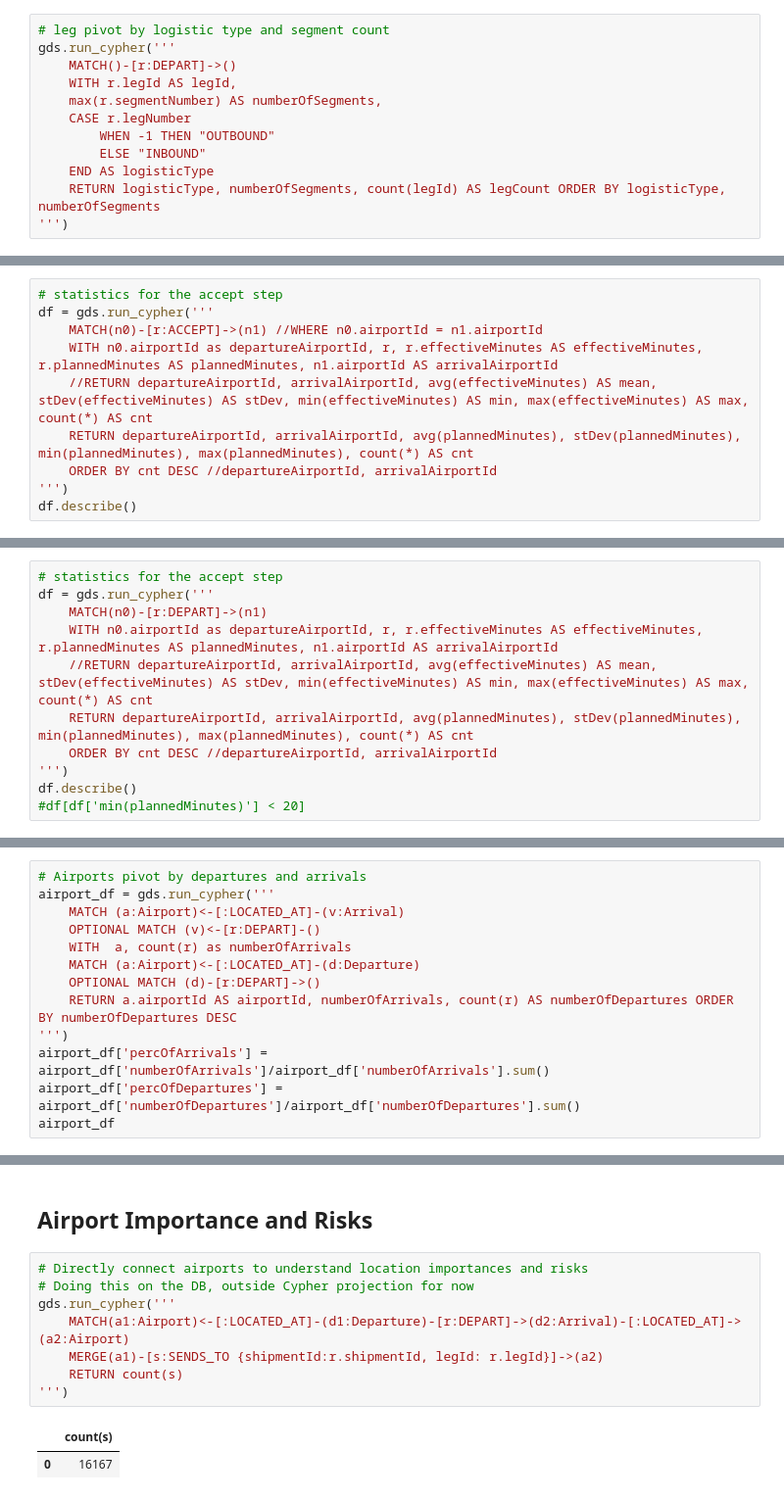
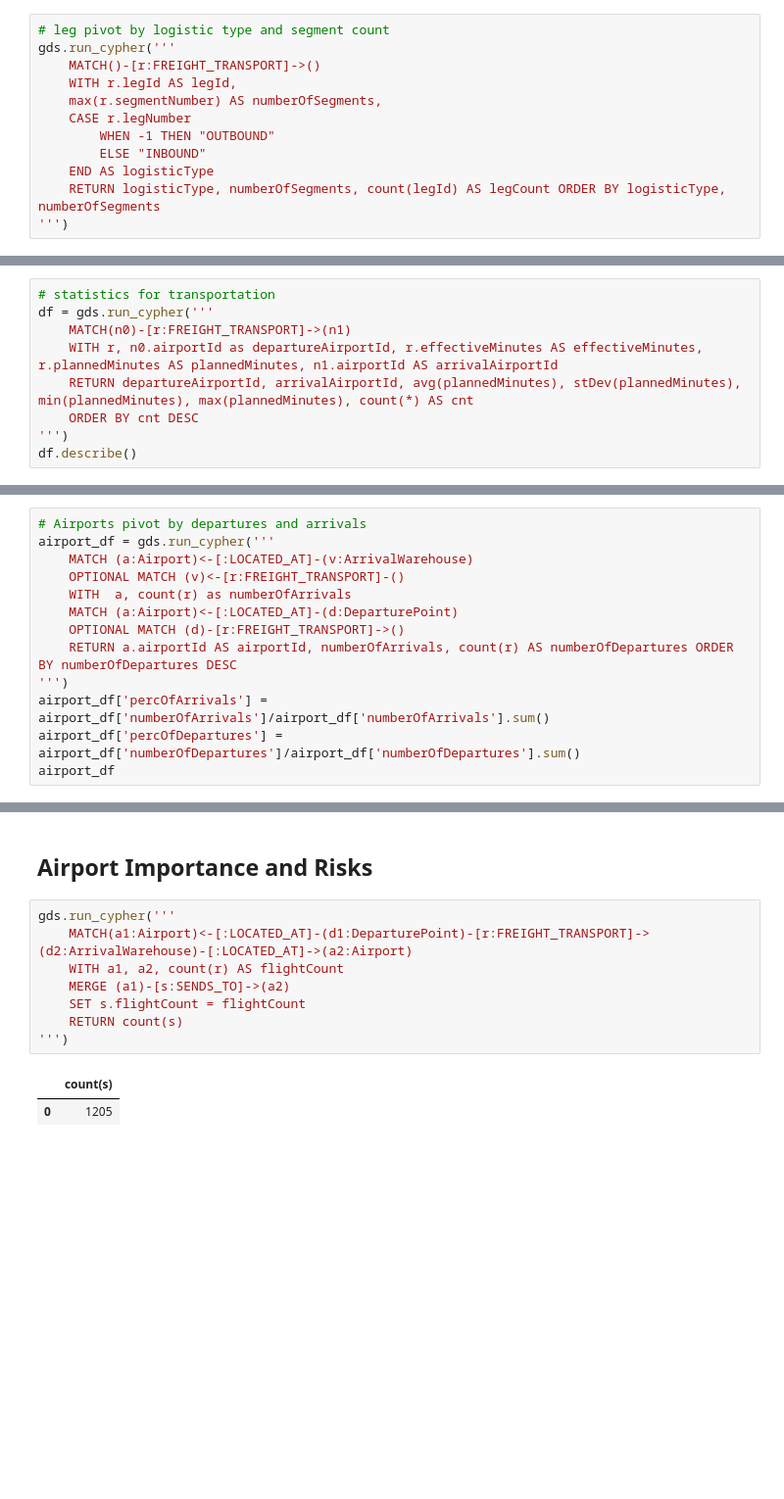
Before and after one commit to neo4j-product-examples/supply-chain-logistics-demo, a Jupyter notebook: airplane-cargo/demo.ipynb, the cells around one changed output, grey strips where cells are left out. Shown at 98% size. Saved outputs shown, nothing was run; the diff lists cells and outputs as text; blank space fills up the shorter version.

```diff
--- a/airplane-cargo/demo.ipynb
+++ b/airplane-cargo/demo.ipynb
@@ -58,7 +62,7 @@ gds.run_cypher('''
 # %%
 # leg pivot by logistic type and segment count
 gds.run_cypher('''
-    MATCH()-[r:DEPART]->()
+    MATCH()-[r:FREIGHT_TRANSPORT]->()
     WITH r.legId AS legId,
     max(r.segmentNumber) AS numberOfSegments,
     CASE r.legNumber
@@ -76,13 +80,12 @@ gds.run_cypher('''
 | 4 | OUTBOUND | 2 | 1819 |
 | 5 | OUTBOUND | 3 | 26 |
 # %%
-# statistics for the accept step
+# statistics for transportation
 df = gds.run_cypher('''
-    MATCH(n0)-[r:ACCEPT]->(n1) //WHERE n0.airportId = n1.airportId
-    WITH n0.airportId as departureAirportId, r, r.effectiveMinutes AS effectiveMinutes, r.plannedMinutes AS plannedMinutes, n1.airportId AS arrivalAirportId
-    //RETURN departureAirportId, arrivalAirportId, avg(effectiveMinutes) AS mean, stDev(effectiveMinutes) AS stDev, min(effectiveMinutes) AS min, max(effectiveMinutes) AS max, count(*) AS cnt
+    MATCH(n0)-[r:FREIGHT_TRANSPORT]->(n1)
+    WITH r, n0.airportId as departureAirportId, r.effectiveMinutes AS effectiveMinutes, r.plannedMinutes AS plannedMinutes, n1.airportId AS arrivalAirportId
     RETURN departureAirportId, arrivalAirportId, avg(plannedMinutes), stDev(plannedMinutes), min(plannedMinutes), max(plannedMinutes), count(*) AS cnt
-    ORDER BY cnt DESC //departureAirportId, arrivalAirportId
+    ORDER BY cnt DESC
 ''')
 df.describe()
 # %% [output]
@@ -98,11 +100,0 @@ df.describe()
-# %%
-# statistics for the accept step
-df = gds.run_cypher('''
-    MATCH(n0)-[r:DEPART]->(n1)
-    WITH n0.airportId as departureAirportId, r, r.effectiveMinutes AS effectiveMinutes, r.plannedMinutes AS plannedMinutes, n1.airportId AS arrivalAirportId
-    //RETURN departureAirportId, arrivalAirportId, avg(effectiveMinutes) AS mean, stDev(effectiveMinutes) AS stDev, min(effectiveMinutes) AS min, max(effectiveMinutes) AS max, count(*) AS cnt
-    RETURN departureAirportId, arrivalAirportId, avg(plannedMinutes), stDev(plannedMinutes), min(plannedMinutes), max(plannedMinutes), count(*) AS cnt
-    ORDER BY cnt DESC //departureAirportId, arrivalAirportId
-''')
-df.describe()
-#df[df['min(plannedMinutes)'] < 20]
@@ -127,11 +103,11 @@ Above stats are a bit peculiar.  This may require some data quality steps/and re
 # %%
 # Airports pivot by departures and arrivals
 airport_df = gds.run_cypher('''
-    MATCH (a:Airport)<-[:LOCATED_AT]-(v:Arrival)
-    OPTIONAL MATCH (v)<-[r:DEPART]-()
+    MATCH (a:Airport)<-[:LOCATED_AT]-(v:ArrivalWarehouse)
+    OPTIONAL MATCH (v)<-[r:FREIGHT_TRANSPORT]-()
     WITH  a, count(r) as numberOfArrivals
-    MATCH (a:Airport)<-[:LOCATED_AT]-(d:Departure)
-    OPTIONAL MATCH (d)-[r:DEPART]->()
+    MATCH (a:Airport)<-[:LOCATED_AT]-(d:DeparturePoint)
+    OPTIONAL MATCH (d)-[r:FREIGHT_TRANSPORT]->()
     RETURN a.airportId AS airportId, numberOfArrivals, count(r) AS numberOfDepartures ORDER BY numberOfDepartures DESC
 ''')
 airport_df['percOfArrivals'] = airport_df['numberOfArrivals']/airport_df['numberOfArrivals'].sum()
@@ -166,15 +130,15 @@ airport_df.describe()
 # %% [markdown]
 ## Airport Importance and Risks
 # %%
-# Directly connect airports to understand location importances and risks
-# Doing this on the DB, outside Cypher projection for now
 gds.run_cypher('''
-    MATCH(a1:Airport)<-[:LOCATED_AT]-(d1:Departure)-[r:DEPART]->(d2:Arrival)-[:LOCATED_AT]->(a2:Airport)
-    MERGE(a1)-[s:SENDS_TO {shipmentId:r.shipmentId, legId: r.legId}]->(a2)
+    MATCH(a1:Airport)<-[:LOCATED_AT]-(d1:DeparturePoint)-[r:FREIGHT_TRANSPORT]->(d2:ArrivalWarehouse)-[:LOCATED_AT]->(a2:Airport)
+    WITH a1, a2, count(r) AS flightCount
+    MERGE (a1)-[s:SENDS_TO]->(a2)
+    SET s.flightCount = flightCount
     RETURN count(s)
 ''')
 # %% [output]
 |  | count(s) |
-| 0 | 16167 |
+| 0 | 1205 |
 # %%
 # What are the most import
```
Also changed, not shown: parts of 26 cells of this notebook, 1 other file.
